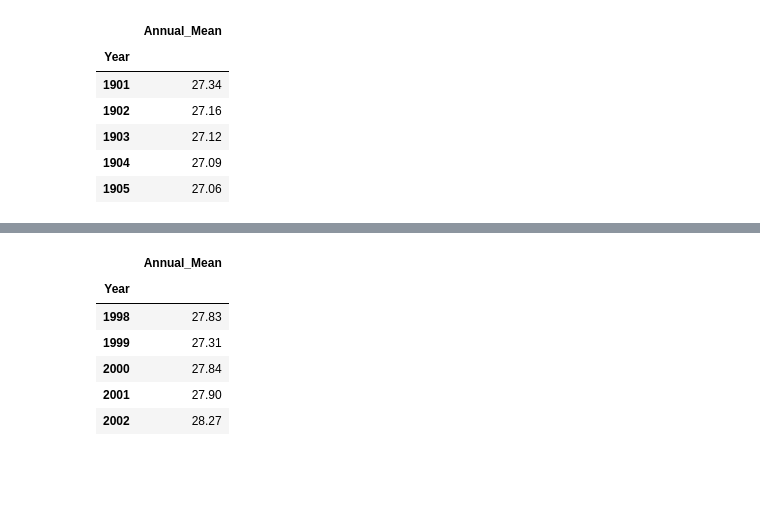
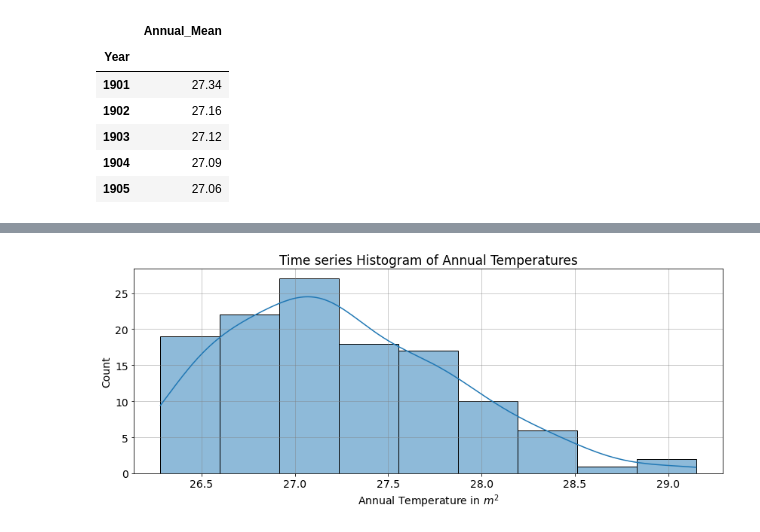
Before and after one commit to manzugerald/GradProjts, a Jupyter notebook: TemperaturePrediction/tempPrediction.ipynb, the cells around one changed output, grey strips where cells are left out. Drawn from its saved outputs; the diff is of its cells as text; code cells hidden in the pictures; blank space fills up the shorter version.

```diff
--- a/TemperaturePrediction/tempPrediction.ipynb
+++ b/TemperaturePrediction/tempPrediction.ipynb
@@ -28,14 +81,9 @@ data.head()
 # %%
-# Train-Test Split
-split_index = int(len(data) * 0.8)
-train, test = data.iloc[:split_index], data.iloc[split_index:]
+sns.histplot(df['Annual_Mean'], kde=True)
+plt.title('Time series Histogram of Annual Temperatures')
+plt.xlabel('Annual Temperature in $m^{2}$')
+plt.grid(True)
+# plt.savefig('revisedImages/sobat_histogram_of_streamflow.png')
+plt.show()
+# %% [output]
+[figure, added]
-# %%
-test.head(5)
-# %% [output]
-|  | Annual_Mean |
-| Year |  |
-| 1998 | 27.83 |
-| 1999 | 27.31 |
-| 2000 | 27.84 |
-| 2001 | 27.90 |
-| 2002 | 28.27 |
```
Also changed, not shown: parts of 28 cells of this notebook.
